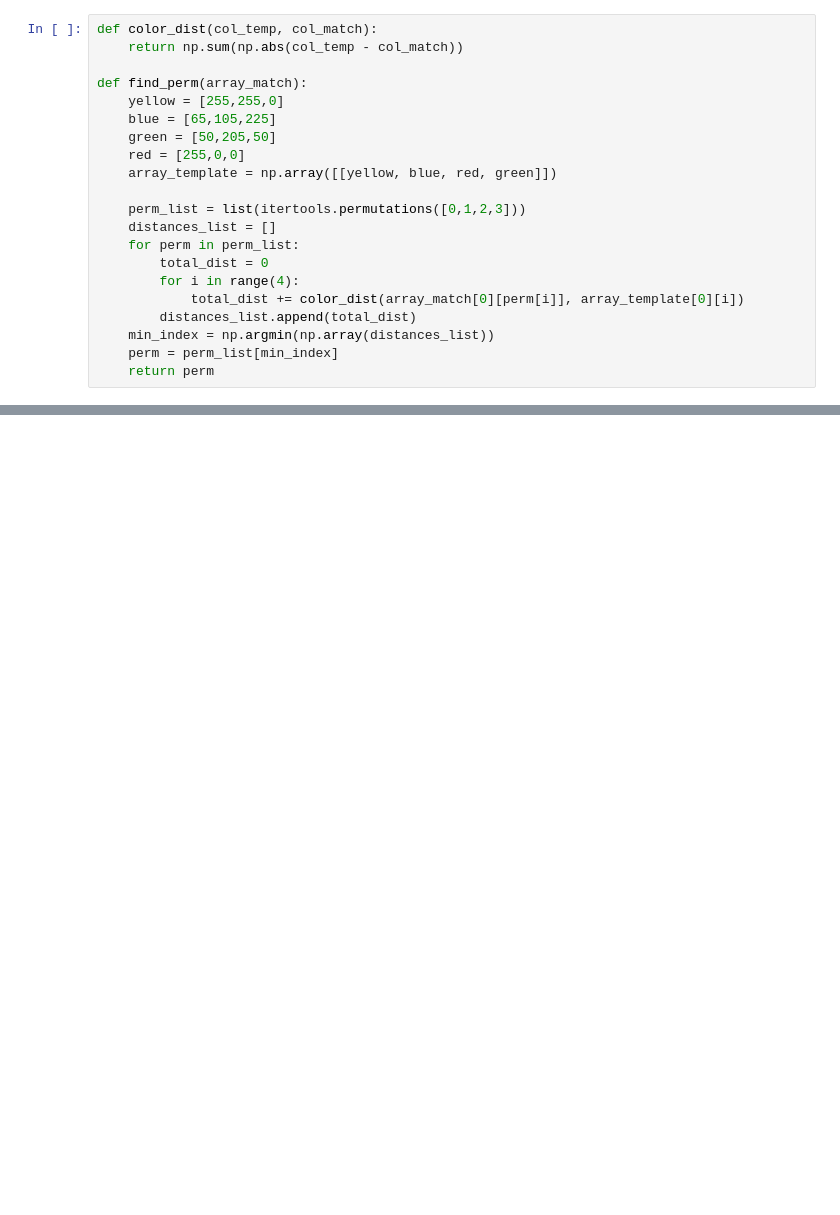
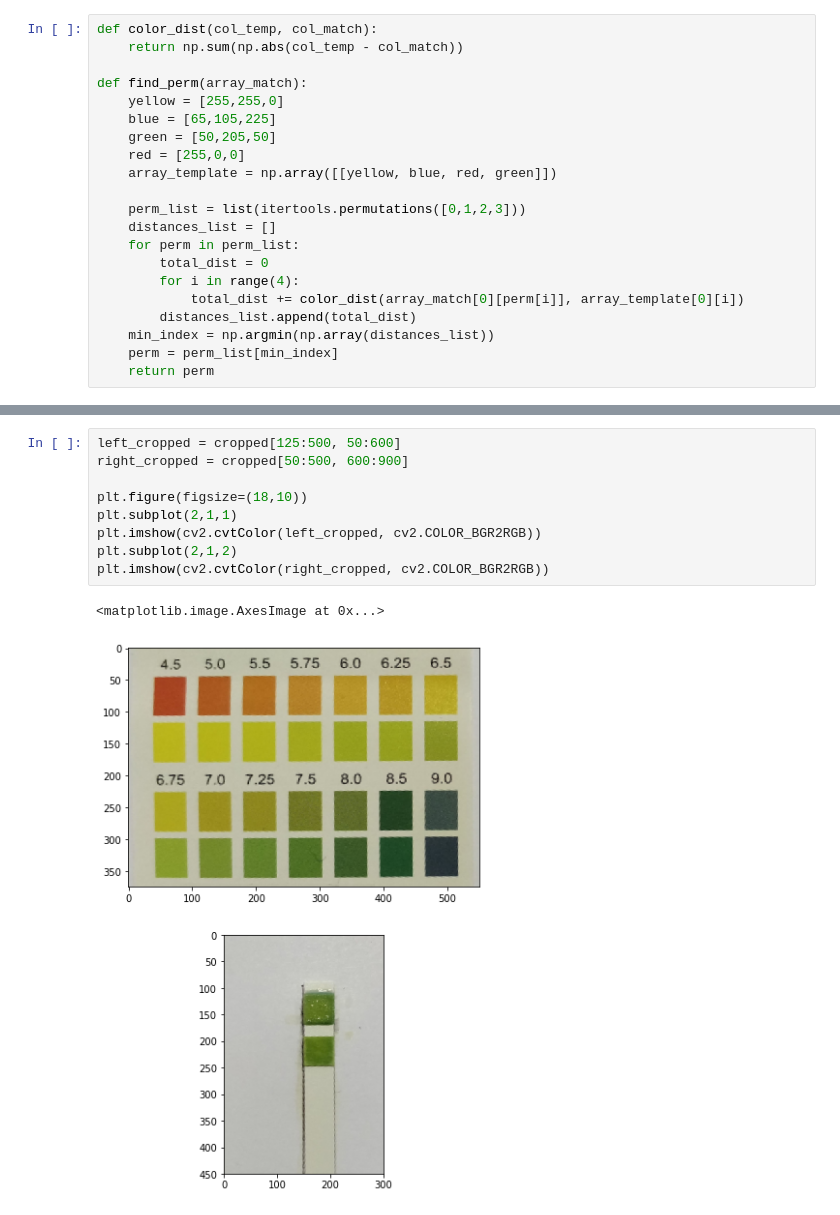
Before and after one commit to TheTerik/SHD2018, a Jupyter notebook: Decode.ipynb, the cells around one changed output, grey strips where cells are left out. Cells and saved outputs as stored; diff of their text form; blank space fills up the shorter version.

```diff
--- a/Decode.ipynb
+++ b/Decode.ipynb
@@ -112,0 +90,12 @@ plt.imshow(matches)
+# %%
+left_cropped = cropped[125:500, 50:600]
+right_cropped = cropped[50:500, 600:900]
+
+plt.figure(figsize=(18,10))
+plt.subplot(2,1,1)
+plt.imshow(cv2.cvtColor(left_cropped, cv2.COLOR_BGR2RGB))
+plt.subplot(2,1,2)
+plt.imshow(cv2.cvtColor(right_cropped, cv2.COLOR_BGR2RGB))
+# %% [output]
+<matplotlib.image.AxesImage at 0x...>
+[figure, added]
```
Also changed, not shown: parts of 9 cells of this notebook.
